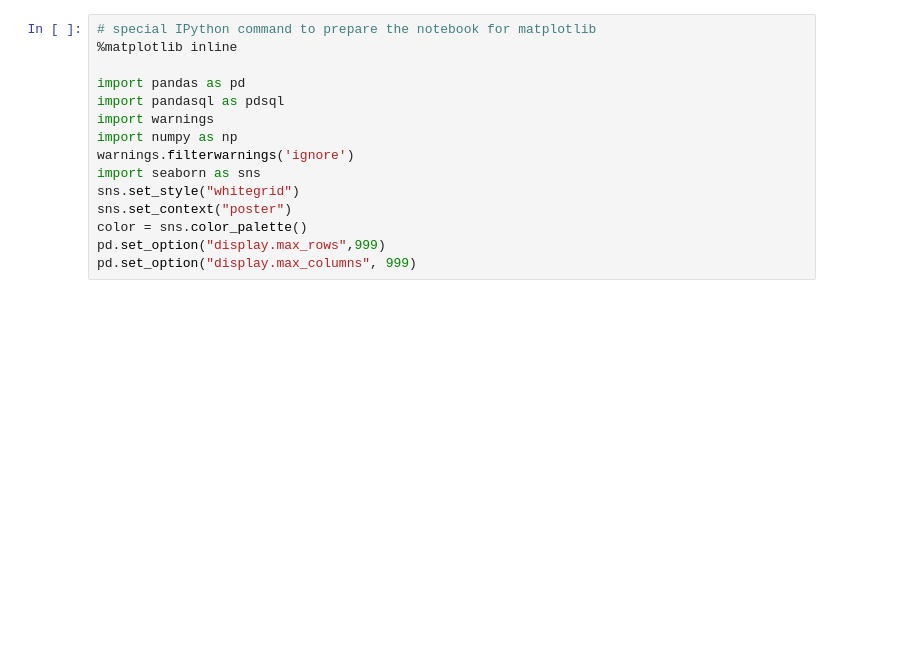
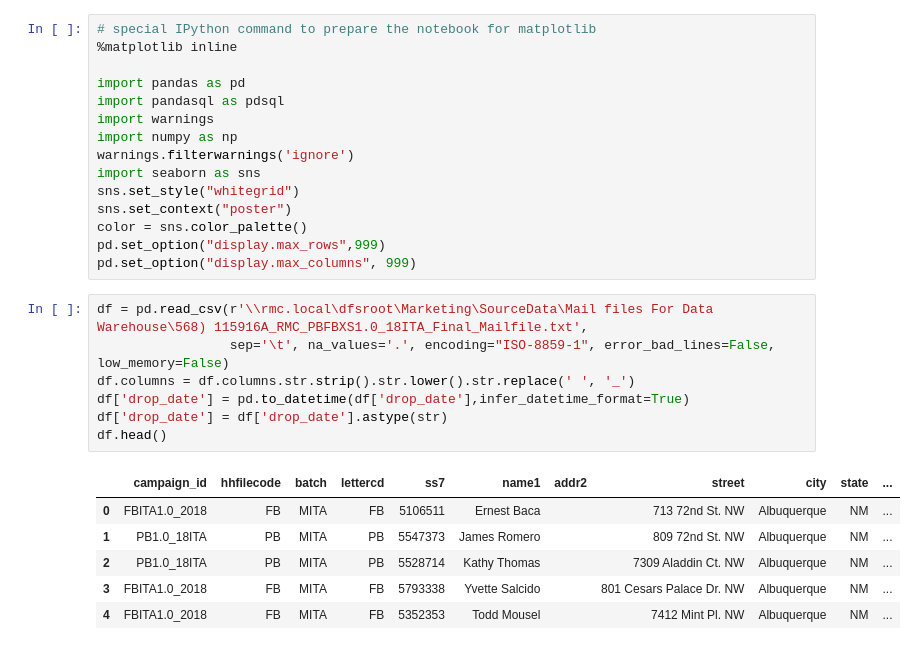
Before and after one commit to charlesepps79/01_Prep_and_Union_Mail_Files, a Jupyter notebook: 01) FB_XS_ITA_python.ipynb, the cells around one changed output. Cells and saved outputs as stored; diff of their text form; blank space fills up the shorter version.

```diff
--- a/01) FB_XS_ITA_python.ipynb
+++ b/01) FB_XS_ITA_python.ipynb
@@ -13,3 +13,17 @@ sns.set_context("poster")
 color = sns.color_palette()
 pd.set_option("display.max_rows",999)
 pd.set_option("display.max_columns", 999)
+# %%
+df = pd.read_csv(r'\\rmc.local\dfsroot\Marketing\SourceData\Mail files For Data Warehouse\568) 115916A_RMC_PBFBXS1.0_18ITA_Final_Mailfile.txt',
+                 sep='\t', na_values='.', encoding="ISO-8859-1", error_bad_lines=False, low_memory=False)
+df.columns = df.columns.str.strip().str.lower().str.replace(' ', '_')
+df['drop_date'] = pd.to_datetime(df['drop_date'],infer_datetime_format=True)
+df['drop_date'] = df['drop_date'].astype(str)
+df.head()
+# %% [output]
+|  | campaign_id | hhfilecode | batch | lettercd | ss7 | name1 | addr2 | street | city | state | ... |
+| 0 | FBITA1.0_2018 | FB | MITA | FB | 5106511 | Ernest Baca |  | 713 72nd St. NW | Albuquerque | NM | ... |
+| 1 | PB1.0_18ITA | PB | MITA | PB | 5547373 | James Romero |  | 809 72nd St. NW | Albuquerque | NM | ... |
+| 2 | PB1.0_18ITA | PB | MITA | PB | 5528714 | Kathy Thomas |  | 7309 Aladdin Ct. NW | Albuquerque | NM | ... |
+| 3 | FBITA1.0_2018 | FB | MITA | FB | 5793338 | Yvette Salcido |  | 801 Cesars Palace Dr. NW | Albuquerque | NM | ... |
+| 4 | FBITA1.0_2018 | FB | MITA | FB | 5352353 | Todd Mousel |  | 7412 Mint Pl. NW | Albuquerque | NM | ... |
```
Also changed, not shown: parts of 10 cells of this notebook.
